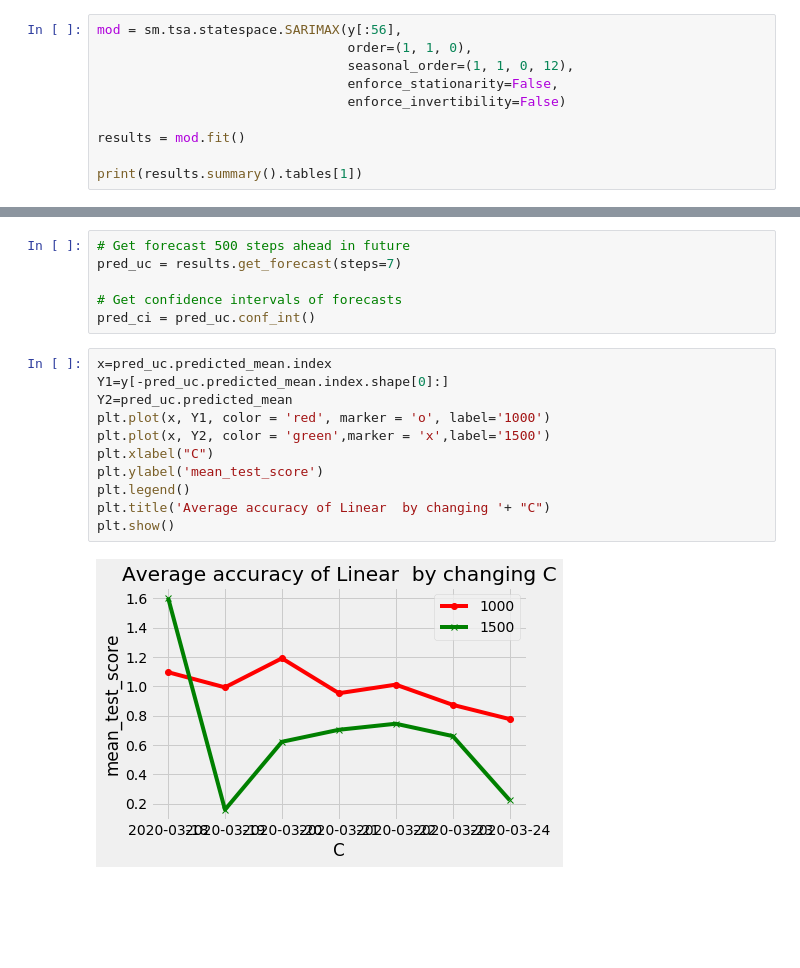
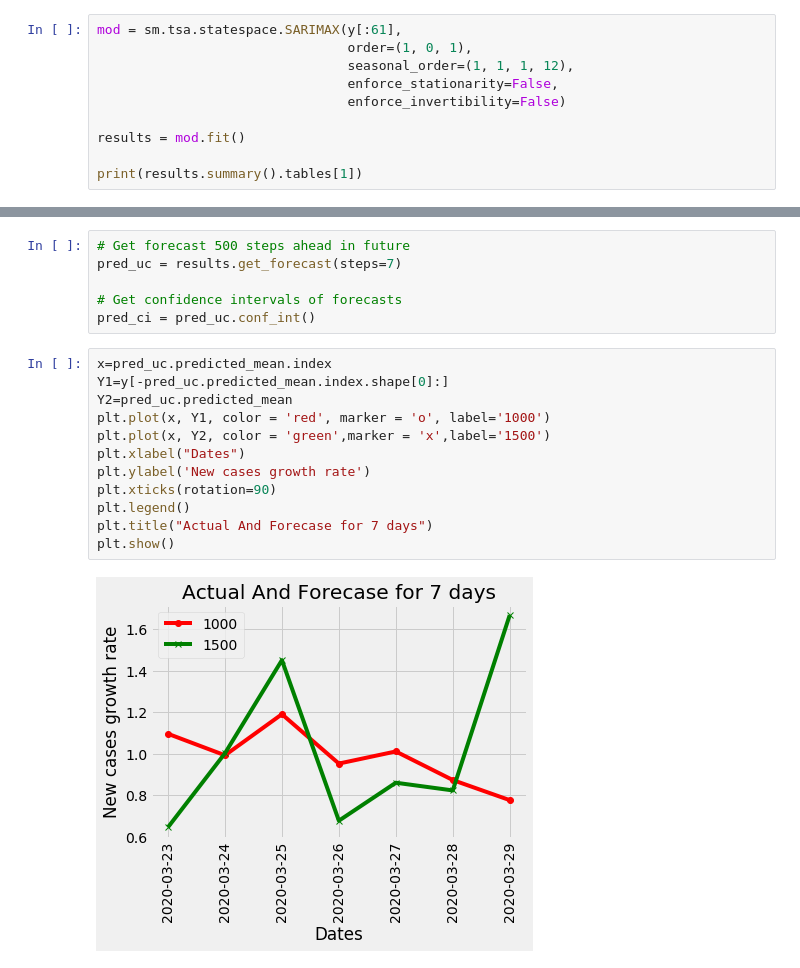
Before and after one commit to github-prathma/Spread_Of_Corona_Virus_Analysis, a Jupyter notebook: Time_Series/TimeSeriesForecastingPlots.ipynb, the cells around one changed output, grey strips where cells are left out. Cells and saved outputs as stored; diff of their text form; blank space fills up the shorter version.

```diff
--- a/Time_Series/TimeSeriesForecastingPlots.ipynb
+++ b/Time_Series/TimeSeriesForecastingPlots.ipynb
@@ -326,7 +329,7 @@ ARIMA(1, 1, 1)x(1, 1, 1, 12)12 - AIC:1198.6845590372636
 # %%
-mod = sm.tsa.statespace.SARIMAX(y[:56],
-                                order=(1, 1, 0),
-                                seasonal_order=(1, 1, 0, 12),
+mod = sm.tsa.statespace.SARIMAX(y[:61],
+                                order=(1, 0, 1),
+                                seasonal_order=(1, 1, 1, 12),
                                 enforce_stationarity=False,
                                 enforce_invertibility=False)
 
@@ -355,13 +360,14 @@ pred_ci = pred_uc.conf_int()
 # %%
 x=pred_uc.predicted_mean.index
 Y1=y[-pred_uc.predicted_mean.index.shape[0]:]
 Y2=pred_uc.predicted_mean
 plt.plot(x, Y1, color = 'red', marker = 'o', label='1000')
 plt.plot(x, Y2, color = 'green',marker = 'x',label='1500')
-plt.xlabel("C")
-plt.ylabel('mean_test_score')
+plt.xlabel("Dates")
+plt.ylabel('New cases growth rate')
+plt.xticks(rotation=90)
 plt.legend()
-plt.title('Average accuracy of Linear  by changing '+ "C")
+plt.title("Actual And Forecase for 7 days")
 plt.show()
 # %% [output]
-[figure, old version]
+[figure, new version]
```
Also changed, not shown: parts of 26 cells of this notebook, 2 other files.
